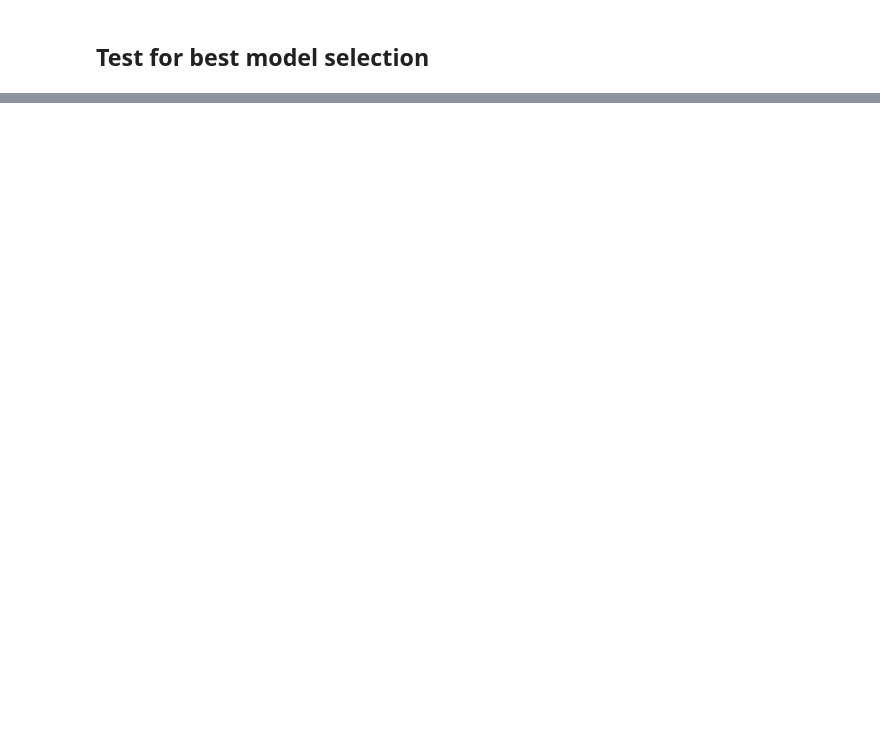
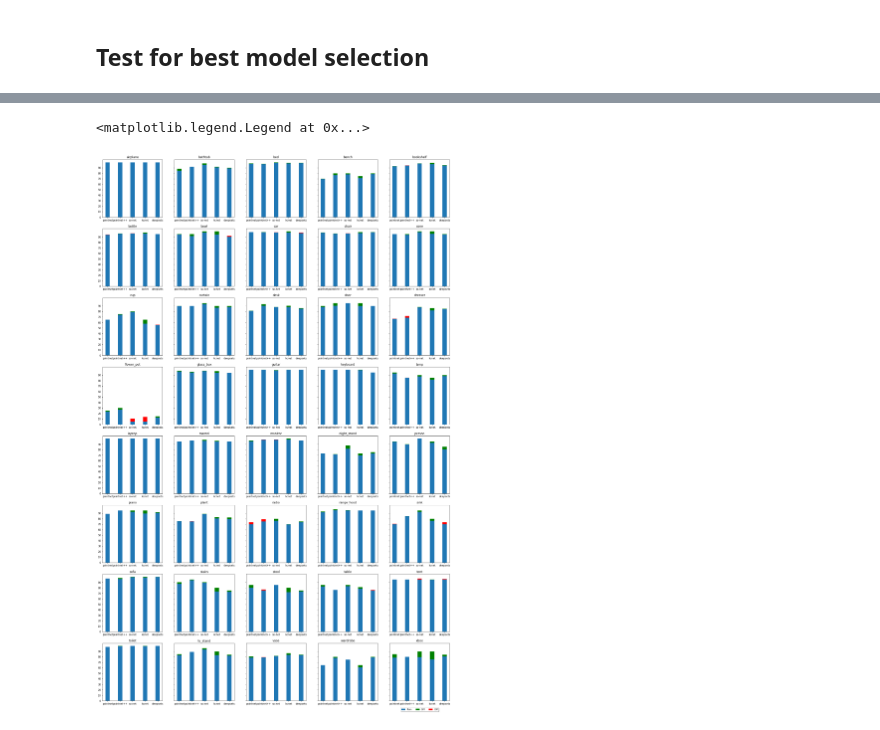
Before and after one commit to dkoguciuk/ensemble_learning_for_point_clouds, a Jupyter notebook: analysis.ipynb, the cells around one changed output, grey strips where cells are left out. Saved outputs shown, nothing was run; the diff lists cells and outputs as text; code cells hidden in the pictures; blank space fills up the shorter version.

```diff
--- a/analysis.ipynb
+++ b/analysis.ipynb
@@ -267,0 +271,36 @@ Caclutaing kcnet
+# %%
+N = 5
+menMeans = (20, 35, 30, 35, 27)
+womenMeans = (25, 32, 34, 20, 25)
+menStd = (2, 3, 4, 1, 2)
+womenStd = (3, 5, 2, 3, 3)
+ind = np.arange(len(BASE_MODELS))    # the x locations for the groups
+width = 0.35       # the width of the bars: can also be len(x) sequence
+
+num_rows = 8
+num_cols = 5
+f, axes = plt.subplots(num_rows, num_cols, sharey=True, figsize=(25, 40))
+plt.setp(axes, xticks=ind, xticklabels=BASE_MODELS, yticks=range(0,100, 10))
+
+for c in range(num_cols):
+    for r in range(num_rows):
+        idx = c + num_cols * r
+        class_plain_mean = [100 * acc_stats_base_models[x][1]['class_accs'][idx]['mean'] for x in BASE_MODELS]
+        # class_plain_stddev = [acc_stats_base_models[x][1]['class_accs'][idx]['stddev'] for x in BASE_MODELS]
+        class_ensemble_mean = [100 * acc_stats_base_models[x][10]['class_accs'][idx]['mean'] for x in BASE_MODELS]
+        diff = [class_ensemble_mean[x] - class_plain_mean[x] for x in range(len(class_plain_mean))]
+        diff_up = [x if x > 0 else 0 for x in diff]
+        diff_down = [x if x < 0 else 0 for x in diff]
+        axes[r][c].bar(ind, class_plain_mean, width, label='Plain')
+        axes[r][c].bar(ind, diff_up, width,
+                     bottom=class_plain_mean, label='Diff', color='g')
+        axes[r][c].bar(ind, diff_down, width,
+                     bottom=class_plain_mean, label='Diff', color='r')
+        axes[r][c].set_title(CLASS_NAMES[idx])
+
+plt.legend(loc='upper center',
+              bbox_to_anchor=(0.5, -0.1), prop={'size': 8},
+              fancybox=True, shadow=True, ncol=5)
+# %% [output]
+<matplotlib.legend.Legend at 0x...>
+[figure, added]
```
Also changed, not shown: parts of 3 cells of this notebook.
